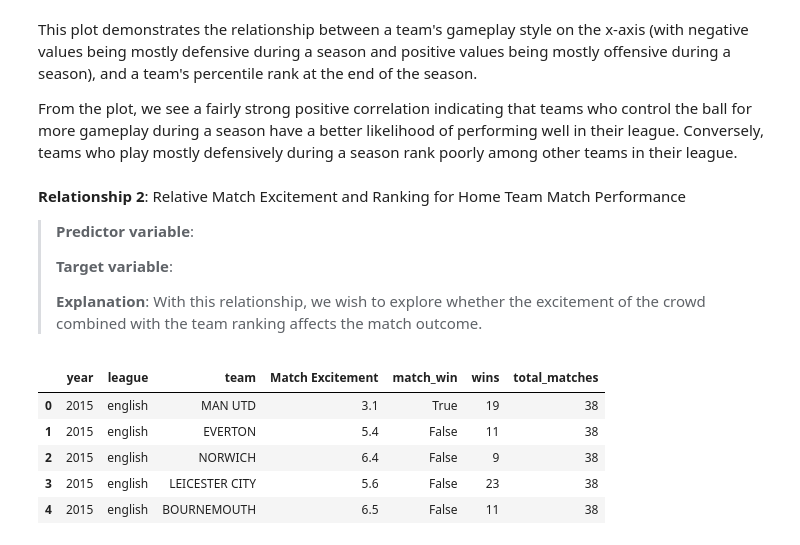
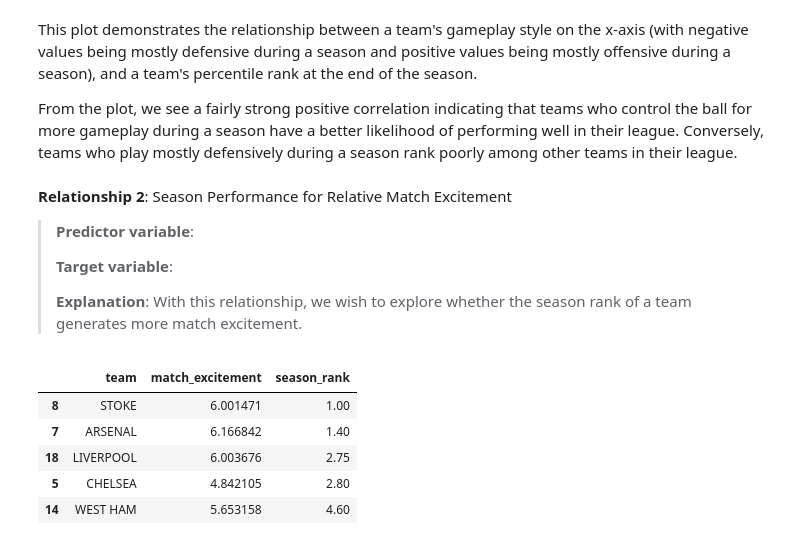
Before and after one commit to sofiamurillosanchez/CS5394-Project2, a Jupyter notebook: Project02.ipynb, the cells around one changed output. Cells and saved outputs as stored; diff of their text form; code cells hidden in the pictures.

Commit message:
Add bivariate relationship #2!

```diff
--- a/Project02.ipynb
+++ b/Project02.ipynb
@@ -670,39 +670,50 @@ This plot demonstrates the relationship between a team's gameplay style on the x
 
 From the plot, we see a fairly strong positive correlation indicating that teams who control the ball for more gameplay during a season have a better likelihood of performing well in their league. Conversely, teams who play mostly defensively during a season rank poorly among other teams in their league.
 # %% [markdown]
-**Relationship 2**: Relative Match Excitement and Ranking for Home Team Match Performance
+**Relationship 2**: Season Performance for Relative Match Excitement
 
 > **Predictor variable**:
 >
 > **Target variable**:
 >
-> **Explanation**: With this relationship, we wish to explore whether the excitement of the crowd combined with the team ranking affects the match outcome.
+> **Explanation**: With this relationship, we wish to explore whether the season rank of a team generates more match excitement.
 # %%
 # Obtain individual team match statistics agnostic of home vs. away
-df_3 = df_merged[['year', 'league', 'Home Team', 'Match Excitement', 'home_team_win', 'Home Team Season Wins', 'Home Team Season Matches Played']]
-df_4 = df_merged[['year', 'league', 'Away Team', 'Match Excitement', 'away_team_win', 'Away Team Season Wins', 'Away Team Season Matches Played']]
+df_3 = df_merged[['Home Team', 'Match Excitement', 'Home Team Season Position']]
+df_4 = df_merged[['Away Team', 'Match Excitement', 'Away Team Season Position']]
 for df, var in [(df_3, 'Home'), (df_4, 'Away')]:
     df.rename(
         columns={
             f'{var} Team': 'team',
-            f'{var.lower()}_team_win': 'match_win',
-            f'{var} Team Season Wins': 'wins',
-            f'{var} Team Season Matches Played': 'total_matches'
-
+            f'{var} Team Season Position': 'season_rank'
         },
         inplace=True
     )
 
+
 # Concatenate the team statistics together
 df_comb = pd.concat([df_3, df_4])
 
+# Rename match excitement and convert season rank to int datatype (used to be as string)
+df_comb.rename(columns={'Match Excitement': 'match_excitement'}, inplace=True)
+df_comb['season_rank'] = df_comb['season_rank'].astype(int)
 
-# The away team stats are NaN... need to look into.
+# Take the means of match excitement and season rank for each team across the years
+df_comb_new = df_comb.groupby('team', as_index=False)['match_excitement'].mean()
+df_comb['match_excitement'] = df_comb_new['match_excitement']
+df_comb_new = df_comb.groupby('team', as_index=False)['season_rank'].mean()
+df_comb['season_rank'] = df_comb_new['season_rank']
+
+# Drop the duplicates for teams since the match excitement and season rank will be repeated, and not needed...
+df_comb = df_comb.drop_duplicates('team')
+
+# Sort the dataframe by the season rank
+df_comb = df_comb.sort_values(by='season_rank')
 df_comb.head()
 # %% [output]
-|  | year | league | team | Match Excitement | match_win | wins | total_matches |
-| 0 | 2015 | english | MAN UTD | 3.1 | True | 19 | 38 |
-| 1 | 2015 | english | EVERTON | 5.4 | False | 11 | 38 |
-| 2 | 2015 | english | NORWICH | 6.4 | False | 9 | 38 |
-| 3 | 2015 | english | LEICESTER CITY | 5.6 | False | 23 | 38 |
-| 4 | 2015 | english | BOURNEMOUTH | 6.5 | False | 11 | 38 |
+|  | team | match_excitement | season_rank |
+| 8 | STOKE | 6.001471 | 1.00 |
+| 7 | ARSENAL | 6.166842 | 1.40 |
+| 18 | LIVERPOOL | 6.003676 | 2.75 |
+| 5 | CHELSEA | 4.842105 | 2.80 |
+| 14 | WEST HAM | 5.653158 | 4.60 |
```
Also changed, not shown: parts of 3 cells of this notebook.
